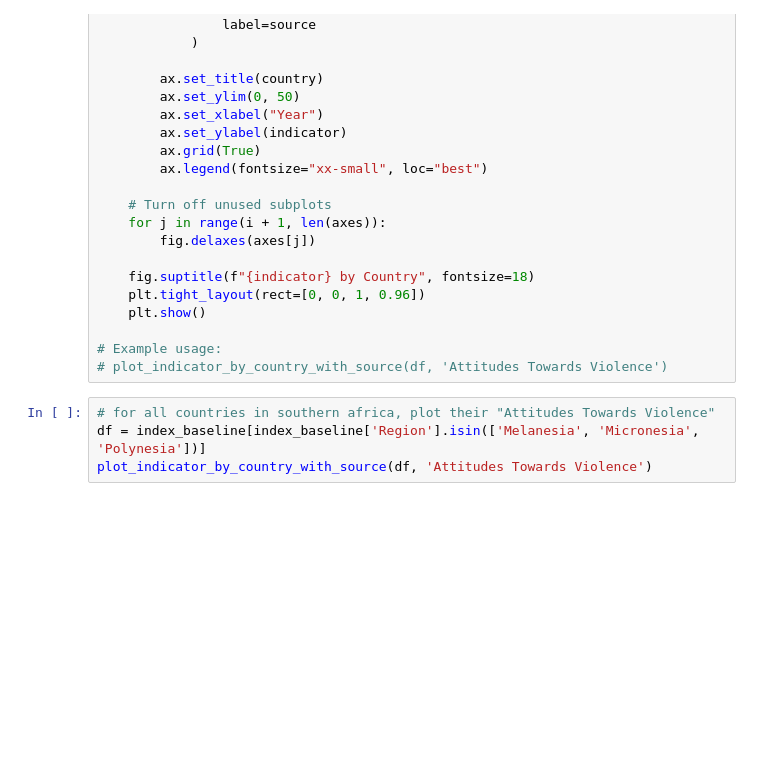
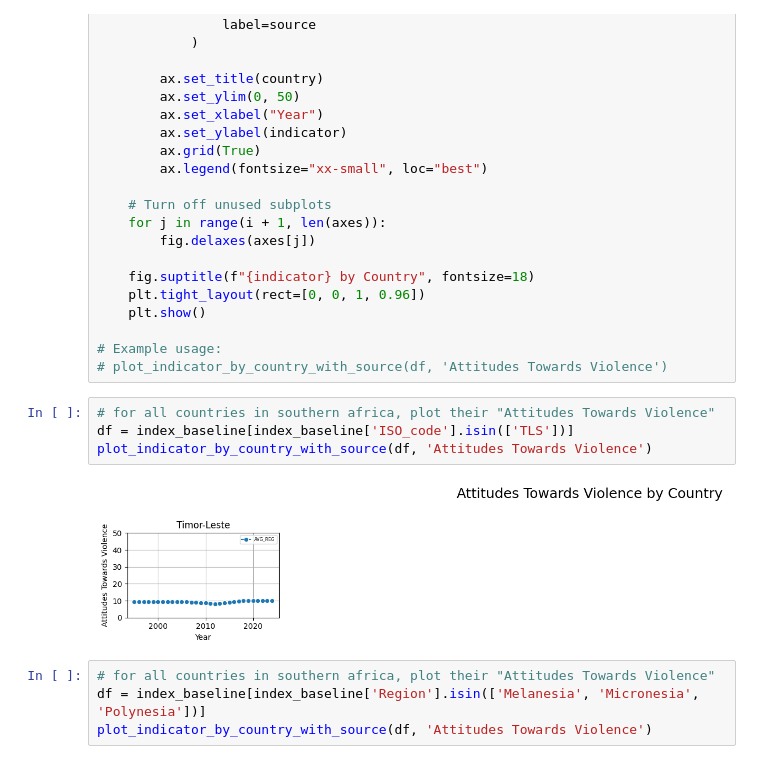
Before and after one commit to KatieBuc/WSI, a Jupyter notebook: notebooks/data_missingness.ipynb, the cells around one changed output. Cells and saved outputs as stored; diff of their text form; blank space fills up the shorter version.

```diff
--- a/notebooks/data_missingness.ipynb
+++ b/notebooks/data_missingness.ipynb
@@ -203,6 +203,12 @@ def plot_indicator_by_country_with_source(df, indicator):
 
 # Example usage:
 # plot_indicator_by_country_with_source(df, 'Attitudes Towards Violence')
+# %%
+# for all countries in southern africa, plot their "Attitudes Towards Violence"
+df = index_baseline[index_baseline['ISO_code'].isin(['TLS'])]
+plot_indicator_by_country_with_source(df, 'Attitudes Towards Violence')
+# %% [output]
+[figure, added]
 # %%
 # for all countries in southern africa, plot their "Attitudes Towards Violence"
 df = index_baseline[index_baseline['Region'].isin(['Melanesia', 'Micronesia', 'Polynesia'])]
```
Also changed, not shown: 9 other files.
